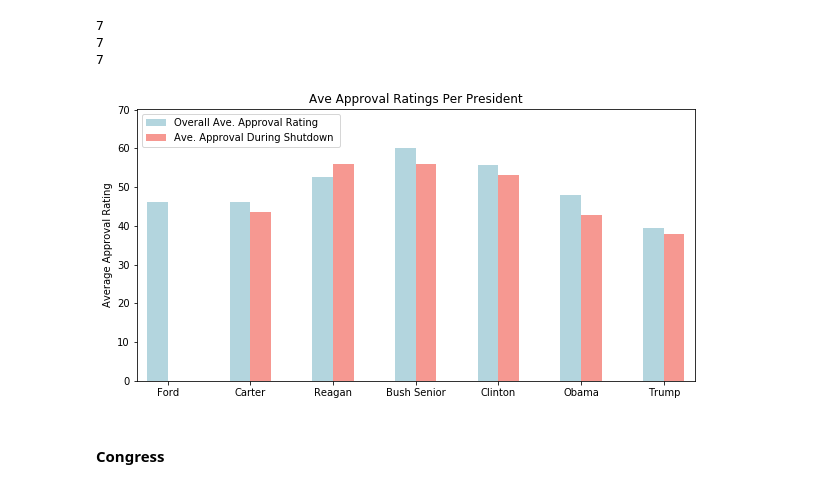
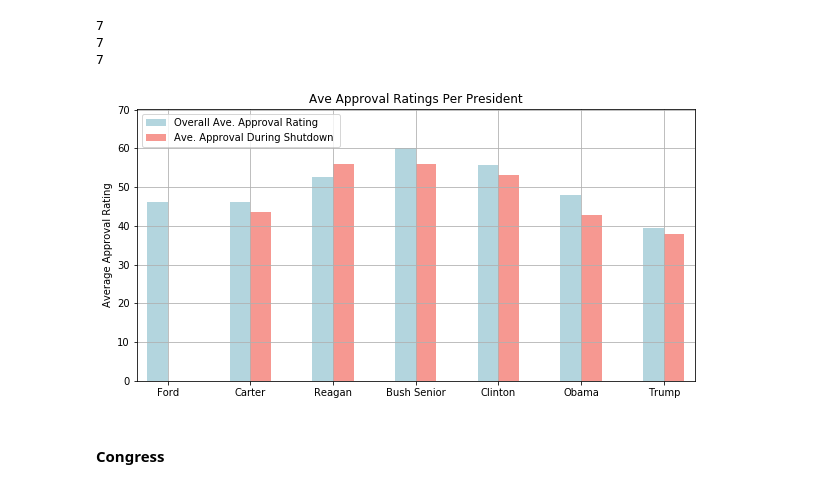
Before and after one commit to amritperera/Data-Bootcamp-Project-1, a Jupyter notebook: Final Notebooks/Visualization.ipynb, the cells around one changed output. Saved outputs shown, nothing was run; the diff lists cells and outputs as text; code cells hidden in the pictures.

```diff
--- a/Final Notebooks/Visualization.ipynb
+++ b/Final Notebooks/Visualization.ipynb
@@ -1108,35 +1108,35 @@ plt.bar([p + width for p in pos],
         # with color
         color='#EE3224',
         # with label the second value in president
         label=df['president'][1])
 
 # Set the y axis label
 ax.set_ylabel('Average Approval Rating')
 
 # Set the chart's title
 ax.set_title('Ave Approval Ratings Per President')
 
 # Set the position of the x ticks
 ax.set_xticks([p + 0.50 * width for p in pos])
 
 # Set the labels for the x ticks
 ax.set_xticklabels(df['president'])
 
 # Setting the x-axis and y-axis limits
 plt.xlim(min(pos)-width, max(pos)+width*2)
 plt.ylim([0, max(df['ave_approval']+ 10)] )
 
 # Adding the legend and showing the plot
 plt.legend(['Overall Ave. Approval Rating', 'Ave. Approval During Shutdown '], loc='upper left')
-# plt.grid()
+plt.grid()
 
 
 # saving figure
 plt.savefig("../Figures/PresidentsAveApproval.png")
 
 plt.show()
 # %% [output]
-[figure, old version]
+[figure, new version]
 # %% [markdown]
 #### Congress
 # %%
```
Also changed, not shown: parts of 9 cells of this notebook, 5 other files.
